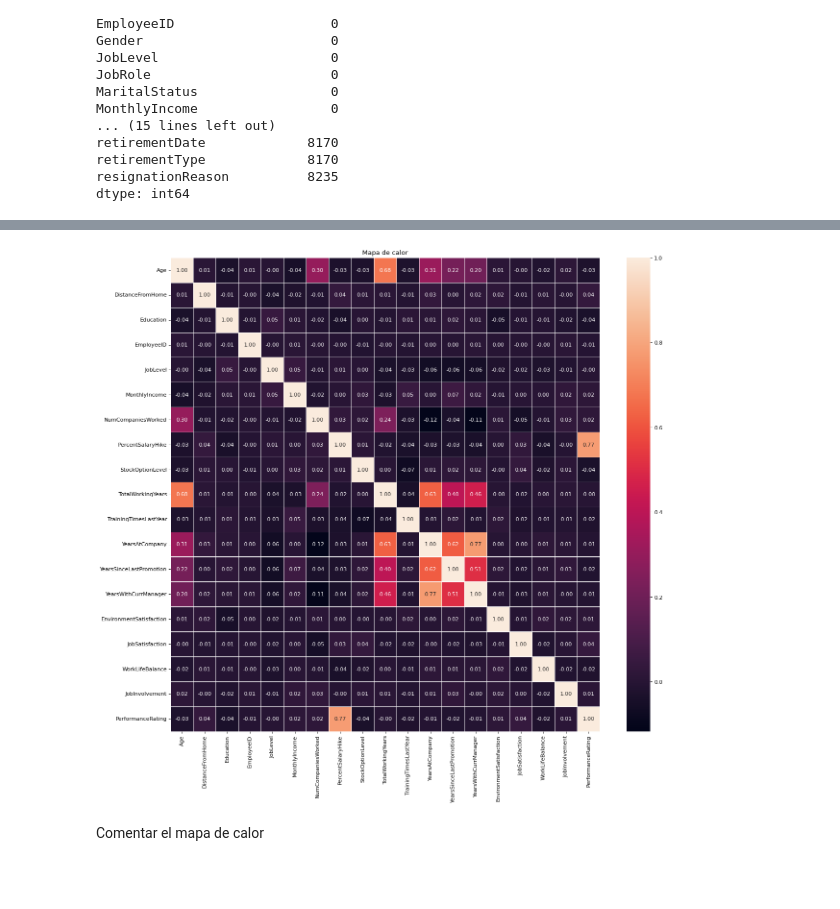
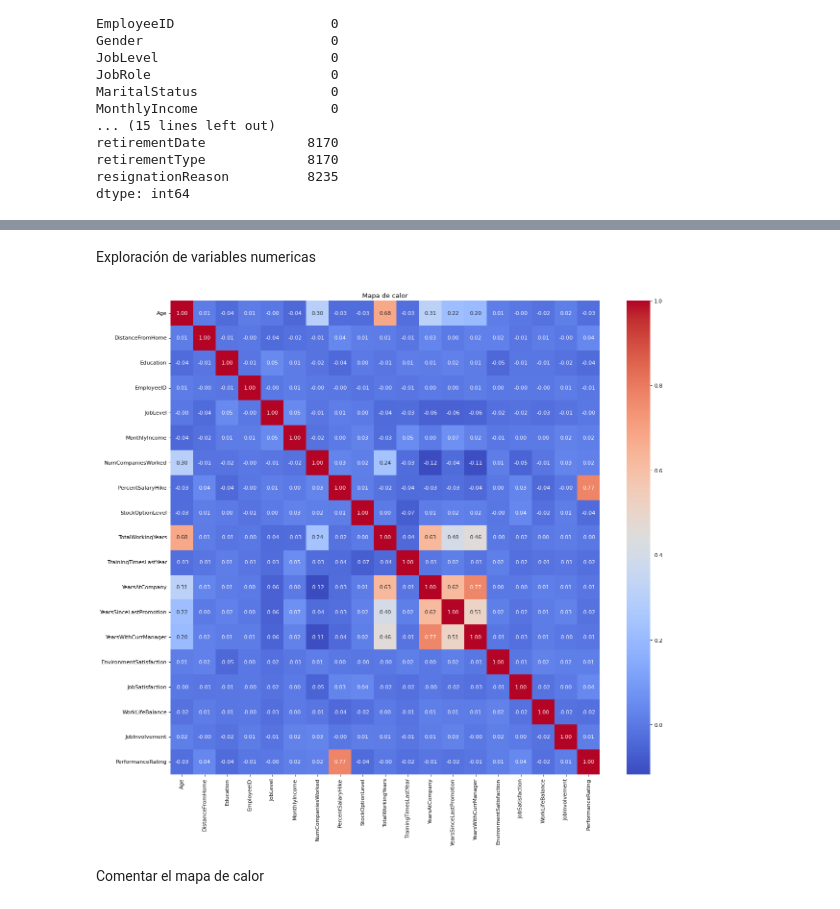
Before and after one commit to Laurahg22/Trabajo-analitica-RH, a Jupyter notebook: Limpieza_de_datos.ipynb, the cells around one changed output, grey strips where cells are left out. Cells and saved outputs as stored; diff of their text form; code cells hidden in the pictures; blank space fills up the shorter version.

Commit message:
Avance de la exploración de los datos

```diff
--- a/Limpieza_de_datos.ipynb
+++ b/Limpieza_de_datos.ipynb
@@ -132,16 +156,18 @@ Name: resignationReason, dtype: int64
+# %% [markdown]
+Exploración de variables numericas
 # %%
 #Se crea una variable solo con las variables numericas
 variables_numericas = df.select_dtypes(include=['number'])
 
 # Calcula la matriz de correlación.
 matriz_correlacion = variables_numericas.corr()
 
 # Visualizar la matriz de correlación
 plt.figure(figsize=(18, 16), dpi=80)
-sns.heatmap(matriz_correlacion, annot=True, fmt=".2f", linewidths=0.5, linecolor='white')
+sns.heatmap(matriz_correlacion, annot=True, fmt=".2f", cmap="coolwarm")
 plt.title("Mapa de calor")
 plt.show()
 # %% [output]
-[figure, old version]
+[figure, new version]
 # %% [markdown]
 Comentar el mapa de calor
```
Also changed, not shown: parts of 15 cells of this notebook.
